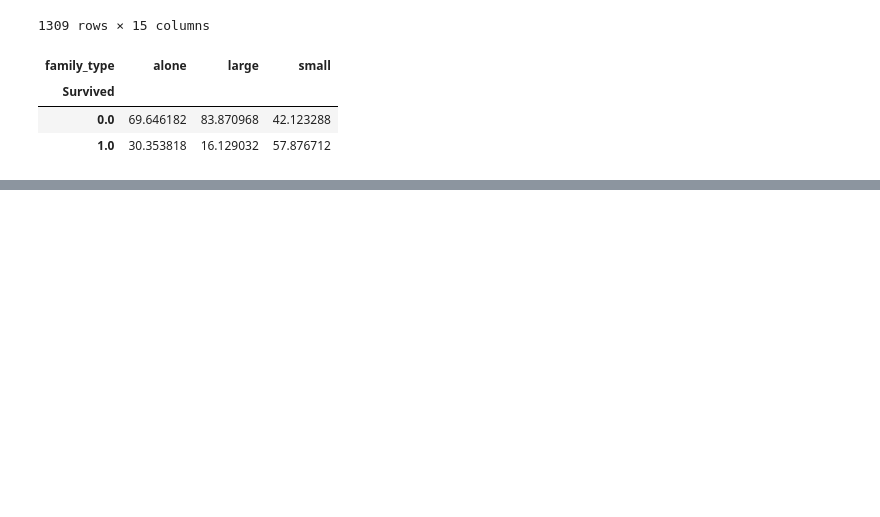
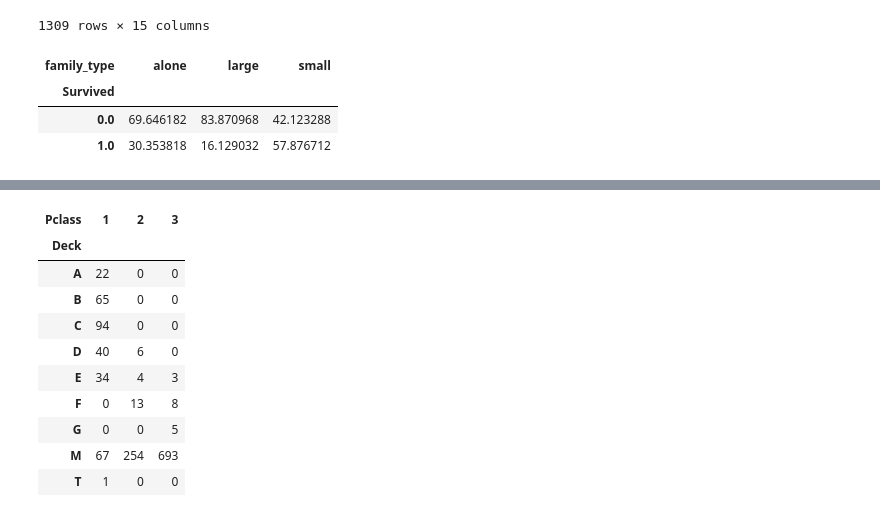
Before and after one commit to Kuldeep2003-exe/dataAnalysis, a Jupyter notebook: EDA_01.ipynb, the cells around one changed output, grey strips where cells are left out. Cells and saved outputs as stored; diff of their text form; code cells hidden in the pictures; blank space fills up the shorter version.

```diff
--- a/EDA_01.ipynb
+++ b/EDA_01.ipynb
@@ -406,0 +526,14 @@ pd.crosstab(df['Survived'],df['family_type'],normalize='columns')*100
+# %%
+pd.crosstab(df['Deck'],df['Pclass'])
+# %% [output]
+| Pclass | 1 | 2 | 3 |
+| Deck |  |  |  |
+| A | 22 | 0 | 0 |
+| B | 65 | 0 | 0 |
+| C | 94 | 0 | 0 |
+| D | 40 | 6 | 0 |
+| E | 34 | 4 | 3 |
+| F | 0 | 13 | 8 |
+| G | 0 | 0 | 5 |
+| M | 67 | 254 | 693 |
+| T | 1 | 0 | 0 |
```
Also changed, not shown: parts of 11 cells of this notebook.
